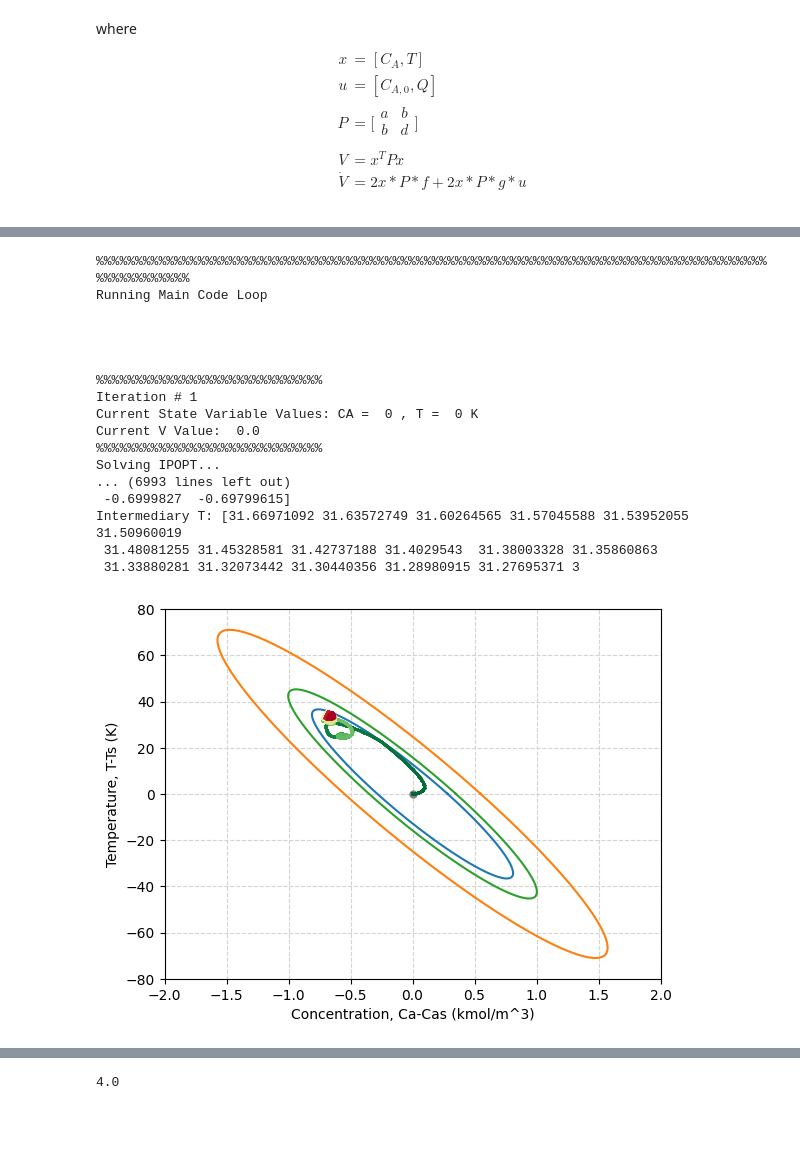
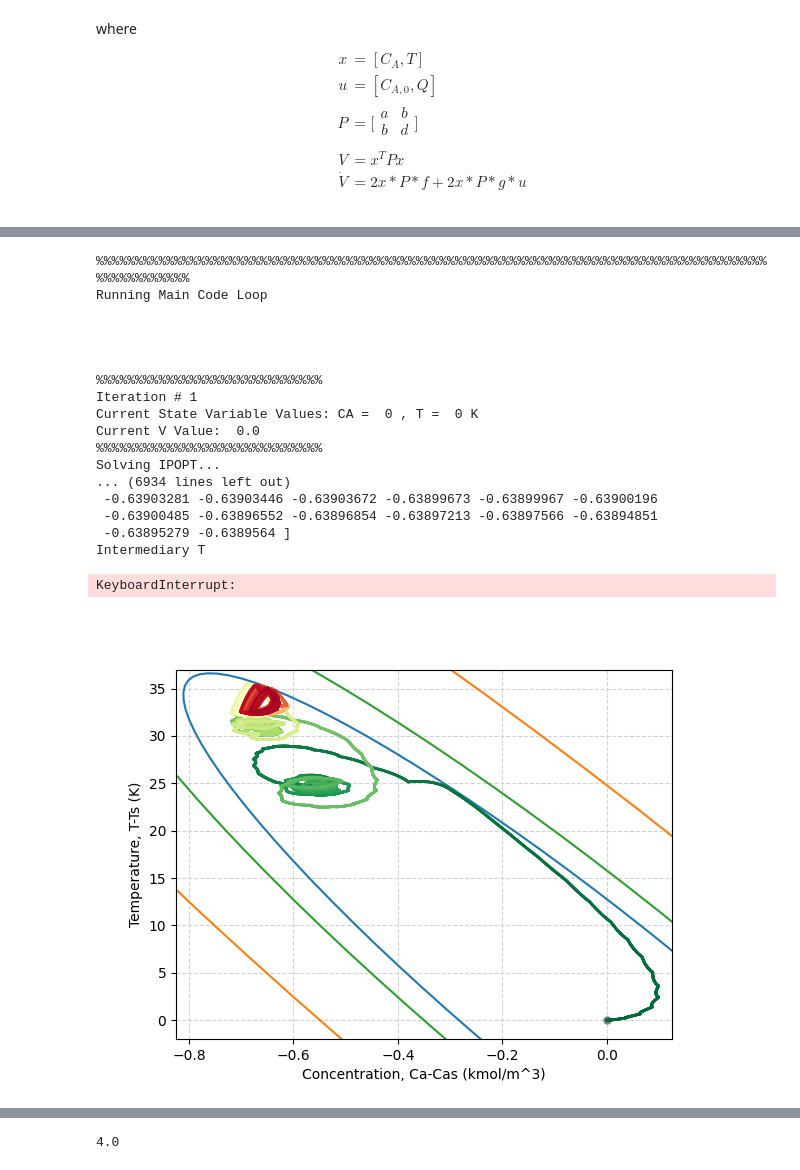
Before and after one commit to AuthoStats/MPC, a Jupyter notebook: CHEN/cyIPOPT_CHEN_2Layer.ipynb, the cells around one changed output, grey strips where cells are left out. Saved outputs shown, nothing was run; the diff lists cells and outputs as text; code cells hidden in the pictures; blank space fills up the shorter version.

```diff
--- a/CHEN/cyIPOPT_CHEN_2Layer.ipynb
+++ b/CHEN/cyIPOPT_CHEN_2Layer.ipynb
@@ -68,7 +68,7 @@ f_{l_2,d}^{-1}(m)&:=\frac{1}{2^d}\begin{cases} m-2^{l_2} & m\geq{2^{l_2-1}} \\ m
 # %%
 start_time = time.time()
 public_key, private_key = paillier.generate_paillier_keypair(n_length=256)
-d1=10
+d1=12
 def encrypt(val):
     return public_key.encrypt(val,precision = 2**(-d1))
 def decrypt(val):
@@ -89,7 +89,6 @@ Total time required to initialize Encryption dependencies = 0.011662 seconds
 start_time = time.time()
 ######### Simulation time #########################
 
-delta = 1e-2  # hr Sampling Time
 hc = 1e-4  # hr Numerical Integration Step Size
 tFinal = 5  # hr Total Simulation Time(including multiple runs)
 
@@ -99,7 +98,7 @@ netTimeSteps = int( tFinal / hc)  # Number of calculated steps
 
 
 controlStepSize   = 100 # Integration Steps per MPC Control Step
-setpointStepSize  = 5 # Integration Steps per Set-Point
+setpointStepSize  = 20 # Integration Steps per Set-Point
 PIcontrolStepSize = 5   # Integration Steps per PI Control Step
 
 NUM_MPC_ITERATION = int(netTimeSteps/controlStepSize)  # Number of times simulation is run
@@ -127,6 +126,7 @@ NUM_U = int(NUM_INPUTS - NUM_OUTPUTS)  # Number of control inputs
 NUM_MPC_INPUTS = int(NUM_U * controlTimeStepsPerMPC)  # 1 set of control inputs per Horizon
 NUM_MPC_CONSTRAINTS = controlTimeStepsPerMPC  # Constraints must be satisfied at all points
 
+delta = controlStepSize * hc  # Step size for the system model
 ################### P matrix #############################
 # V= xTP(x) "Energy of Sys"
 
@@ -523,9 +519,9 @@ for main_iteration in range(NUM_MPC_ITERATION):
     print("%%%%%%%%%%%%%%%%%%%%%%%%%%%%%")
     #####        Set-up control inputs         #####
     if main_iteration == 0:
-        uUnoptimized = np.array([0] * NUM_MPC_INPUTS)  # which are u1 and u2 [Initialize blank array]
+        uUnoptimized = np.array([0.0] * NUM_MPC_INPUTS)  # which are u1 and u2 [Initialize blank array]
     else:
-        #uUnoptimized = np.array([0] * NUM_MPC_INPUTS)
+        #uUnoptimized = np.array([0.0] * NUM_MPC_INPUTS)
         uUnoptimized = u
         # Shift control inputs over 1 horizon(Last horizon is duplicated, but this is ok as we only sample and hold for 1 horizon)
         uUnoptimized[0:-NUM_U] = u[NUM_U:]
@@ -537,11 +533,12 @@ for main_iteration in range(NUM_MPC_ITERATION):
     start_time_IPOPT = time.time()
     soln = minimize_ipopt(
         eval_f,
-        jac=eval_grad_f,
+        #jac=eval_grad_f,
         x0=uUnoptimized,
         bounds=bnds,
         constraints=cons,
-        options={"maxiter": 350, "tol": 1e-4},
+        #options={"maxiter": 10000, "tol": 1e-4,"eps": 1e-3},
+        options={"maxiter": 10000, "tol": 1e-4},
     )
     end_time_IPOPT = time.time()
     total_runtime_IPOPT = end_time_IPOPT - start_time_IPOPT
@@ -553,6 +550,7 @@ for main_iteration in range(NUM_MPC_ITERATION):
     print("Objective Value:",objectiveValue)
     print("Constraints:", constraintResults.reshape(1,-1))
     print("Solve Status:",solverStatus)
+    print("Number of Iterations:",soln.nit)
     print(soln.message.decode('utf-8'))
 
     # Print IPOPT Results
@@ -616,17 +614,18 @@ Current State Variable Values: CA =  0 , T =  0 K
 Current V Value:  0.0
 %%%%%%%%%%%%%%%%%%%%%%%%%%%%%
 Solving IPOPT...
-... (6993 lines left out)
- -0.6999827  -0.69799615]
-Intermediary T: [31.66971092 31.63572749 31.60264565 31.57045588 31.53952055 31.50960019
- 31.48081255 31.45328581 31.42737188 31.4029543  31.38003328 31.35860863
- 31.33880281 31.32073442 31.30440356 31.28980915 31.27695371 3
+... (6934 lines left out)
+ -0.63903281 -0.63903446 -0.63903672 -0.63899673 -0.63899967 -0.63900196
+ -0.63900485 -0.63896552 -0.63896854 -0.63897213 -0.63897566 -0.63894851
+ -0.63895279 -0.6389564 ]
+Intermediary T
+KeyboardInterrupt:
 # %%
 from math import cos, pi, sin
 
 import numpy as np
 from matplotlib import pyplot as plt
-
+%matplotlib widget
 # plt.rcParams['text.usetex'] = True
 
 A, B, C, F = 1060, 44, 0.52, -85
@@ -666,38 +665,42 @@ R_rot2 = np.array([[cos(angle), -sin(angle)], [sin(angle), cos(angle)]])  # 2-D
 
 Ell_rot2 = np.zeros((2, Ell2.shape[1]))
 for i in range(Ell2.shape[1]):
     Ell_rot2[:, i] = np.dot(R_rot2, Ell2[:, i])
 
 Ell3 = np.array([a3 * np.cos(t), b3 * np.sin(t)])  # u,v removed to keep the same center location
 R_rot3 = np.array([[cos(angle), -sin(angle)], [sin(angle), cos(angle)]])  # 2-D rotation matrix
 
 Ell_rot3 = np.zeros((2, Ell3.shape[1]))
 for i in range(Ell3.shape[1]):
     Ell_rot3[:, i] = np.dot(R_rot3, Ell3[:, i])
 
 
 plt.figure()
 
 # Plot the ellipses (these remain static)
 plt.plot(u + Ell_rot[0, :], v + Ell_rot[1, :])
 plt.plot(u + Ell_rot2[0, :], v + Ell_rot2[1, :])
 plt.plot(u + Ell_rot3[0, :], v + Ell_rot3[1, :])
-plt.xlim(-2, 2)
-plt.ylim(-80, 80)
-plt.xticks([-2, -1.5, -1, -0.5, 0, 0.5, 1, 1.5, 2])
-plt.yticks([-80, -60, -40, -20, 0, 20, 40, 60, 80])
+# plt.xlim(-2, 2)
+# plt.ylim(-80, 80)
+# plt.xticks([-2, -1.5, -1, -0.5, 0, 0.5, 1, 1.5, 2])
+# plt.yticks([-80, -60, -40, -20, 0, 20, 40, 60, 80])
+plt.xlim(-0.825, 0.125)
+plt.ylim(-2, 37)
+#plt.xticks([-2, -1.5, -1, -0.5, 0, 0.5, 1, 1.5, 2])
+#plt.yticks([-80, -60, -40, -20, 0, 20, 40, 60, 80])
 plt.xlabel("Concentration, Ca-Cas (kmol/m^3)")
 plt.ylabel("Temperature, T-Ts (K)")
 
 # Initialize an empty scatter plot for the animation
 plt.plot(0,0,'-o',markersize=5,color='grey')
 #plt.scatter(setpoint_record[0], setpoint_record[1],c="black" , s=1, zorder=3)
 plt.scatter(x_record[0], x_record[1], c=np.linspace(0,1,len(x_record[0])),cmap='RdYlGn_r', vmin=0, vmax=1, s=1, zorder=2)
 plt.grid(color="lightgray", linestyle="--", zorder=1)
 plt.savefig("ellipseOne.pdf")
 plt.show()
 # %% [output]
-[figure, old version]
+[figure, new version]
 # %%
 t = np.linspace(0, tFinal, netTimeSteps + 1)
 tSetPoint = np.linspace(0, tFinal, netSetPointTimeSteps)
```
Also changed, not shown: parts of 16 cells of this notebook.
